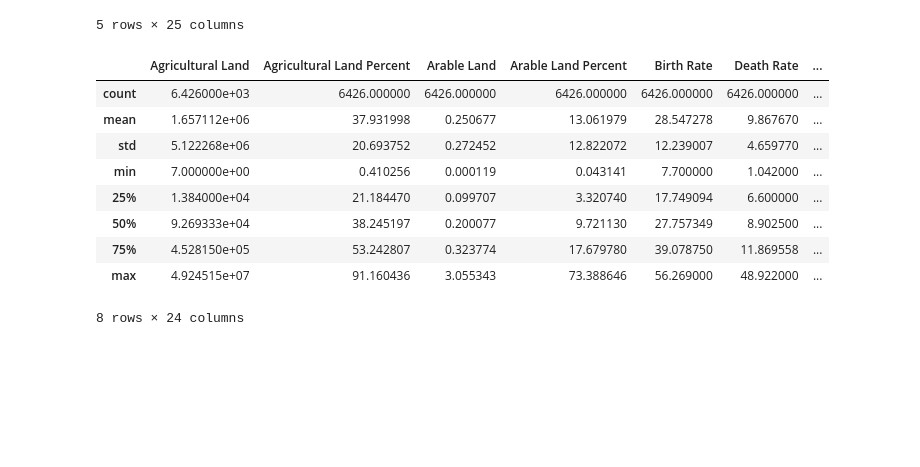
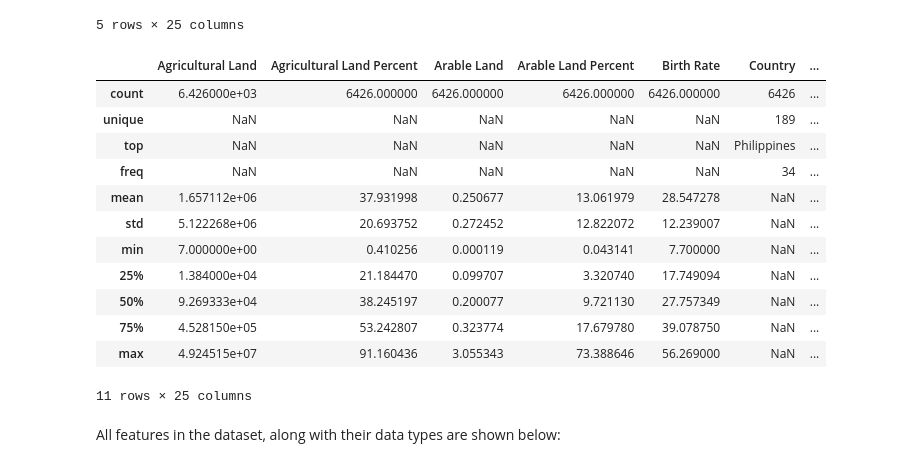
Before and after one commit to kunal-kotian/data_visualization, a Jupyter notebook: global_dev_dataviz.ipynb, the cells around one changed output. Saved outputs shown, nothing was run; the diff lists cells and outputs as text; code cells hidden in the pictures; blank space fills up the shorter version.

```diff
--- a/global_dev_dataviz.ipynb
+++ b/global_dev_dataviz.ipynb
@@ -17,15 +28,20 @@ data.head()
 | 4 | 666640.0 | 7.330943 | 1.773217 | 4.963870 | 15.0 | Canada | ... |
 5 rows × 25 columns
 # %%
-data.describe()
+data.describe(include='all')
 # %% [output]
-|  | Agricultural Land | Agricultural Land Percent | Arable Land | Arable Land Percent | Birth Rate | Death Rate | ... |
-| count | 6.426000e+03 | 6426.000000 | 6426.000000 | 6426.000000 | 6426.000000 | 6426.000000 | ... |
-| mean | 1.657112e+06 | 37.931998 | 0.250677 | 13.061979 | 28.547278 | 9.867670 | ... |
-| std | 5.122268e+06 | 20.693752 | 0.272452 | 12.822072 | 12.239007 | 4.659770 | ... |
-| min | 7.000000e+00 | 0.410256 | 0.000119 | 0.043141 | 7.700000 | 1.042000 | ... |
-| 25% | 1.384000e+04 | 21.184470 | 0.099707 | 3.320740 | 17.749094 | 6.600000 | ... |
-| 50% | 9.269333e+04 | 38.245197 | 0.200077 | 9.721130 | 27.757349 | 8.902500 | ... |
-| 75% | 4.528150e+05 | 53.242807 | 0.323774 | 17.679780 | 39.078750 | 11.869558 | ... |
-| max | 4.924515e+07 | 91.160436 | 3.055343 | 73.388646 | 56.269000 | 48.922000 | ... |
+|  | Agricultural Land | Agricultural Land Percent | Arable Land | Arable Land Percent | Birth Rate | Country | ... |
+| count | 6.426000e+03 | 6426.000000 | 6426.000000 | 6426.000000 | 6426.000000 | 6426 | ... |
+| unique | NaN | NaN | NaN | NaN | NaN | 189 | ... |
+| top | NaN | NaN | NaN | NaN | NaN | Philippines | ... |
+| freq | NaN | NaN | NaN | NaN | NaN | 34 | ... |
+| mean | 1.657112e+06 | 37.931998 | 0.250677 | 13.061979 | 28.547278 | NaN | ... |
+| std | 5.122268e+06 | 20.693752 | 0.272452 | 12.822072 | 12.239007 | NaN | ... |
+| min | 7.000000e+00 | 0.410256 | 0.000119 | 0.043141 | 7.700000 | NaN | ... |
+| 25% | 1.384000e+04 | 21.184470 | 0.099707 | 3.320740 | 17.749094 | NaN | ... |
+| 50% | 9.269333e+04 | 38.245197 | 0.200077 | 9.721130 | 27.757349 | NaN | ... |
+| 75% | 4.528150e+05 | 53.242807 | 0.323774 | 17.679780 | 39.078750 | NaN | ... |
+| max | 4.924515e+07 | 91.160436 | 3.055343 | 73.388646 | 56.269000 | NaN | ... |
-8 rows × 24 columns
+11 rows × 25 columns
+# %% [markdown]
+All features in the dataset, along with their data types are shown below:
```
Also changed, not shown: parts of 13 cells of this notebook.
